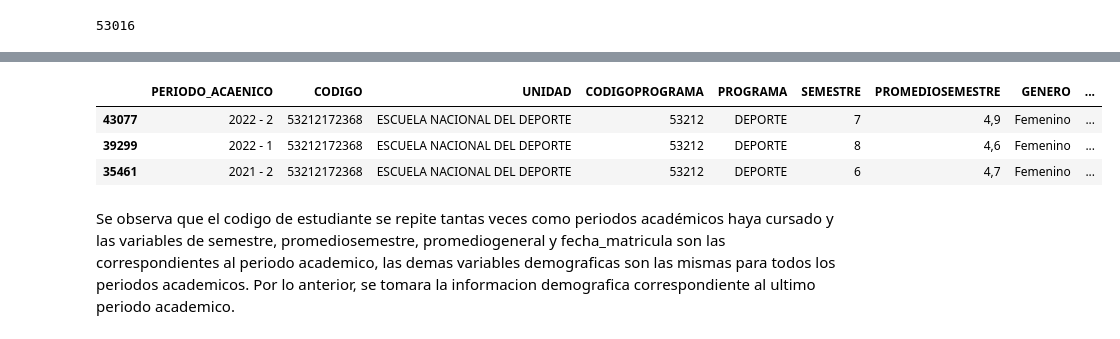
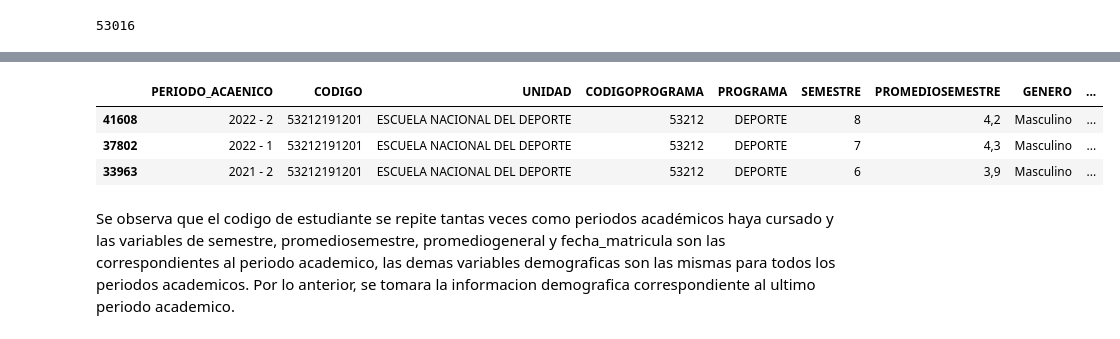
Before and after one commit to amrios80/Endeporte, a Jupyter notebook: endeporte_proyecto_final.ipynb, the cells around one changed output, grey strips where cells are left out. Cells and saved outputs as stored; diff of their text form; code cells hidden in the pictures.

```diff
--- a/endeporte_proyecto_final.ipynb
+++ b/endeporte_proyecto_final.ipynb
@@ -67,10 +75,10 @@ demograficos_df.loc[demograficos_df.duplicated(subset=["CODIGO"], keep=False)].s
 # %%
-demograficos_df[demograficos_df["CODIGO"]=="53212172368"].sort_values(by="PERIODO_ACAENICO",ascending=False).head(3)
+demograficos_df[demograficos_df["CODIGO"]=="53212191201"].sort_values(by="PERIODO_ACAENICO",ascending=False).head(3)
 # %% [output]
 |  | PERIODO_ACAENICO | CODIGO | UNIDAD | CODIGOPROGRAMA | PROGRAMA | SEMESTRE | PROMEDIOSEMESTRE | GENERO | ... |
-| 43077 | 2022 - 2 | 53212172368 | ESCUELA NACIONAL DEL DEPORTE | 53212 | DEPORTE | 7 | 4,9 | Femenino | ... |
-| 39299 | 2022 - 1 | 53212172368 | ESCUELA NACIONAL DEL DEPORTE | 53212 | DEPORTE | 8 | 4,6 | Femenino | ... |
-| 35461 | 2021 - 2 | 53212172368 | ESCUELA NACIONAL DEL DEPORTE | 53212 | DEPORTE | 6 | 4,7 | Femenino | ... |
+| 41608 | 2022 - 2 | 53212191201 | ESCUELA NACIONAL DEL DEPORTE | 53212 | DEPORTE | 8 | 4,2 | Masculino | ... |
+| 37802 | 2022 - 1 | 53212191201 | ESCUELA NACIONAL DEL DEPORTE | 53212 | DEPORTE | 7 | 4,3 | Masculino | ... |
+| 33963 | 2021 - 2 | 53212191201 | ESCUELA NACIONAL DEL DEPORTE | 53212 | DEPORTE | 6 | 3,9 | Masculino | ... |
 # %% [markdown]
 Se observa que el codigo de estudiante se repite tantas veces como periodos académicos haya cursado y las variables de semestre, promediosemestre, promediogeneral y fecha_matricula son las correspondientes al periodo academico, las demas variables demograficas son las mismas para todos los periodos academicos. Por lo anterior, se tomara la informacion demografica correspondiente al ultimo periodo academico.
 # %%
```
Also changed, not shown: parts of 10 cells of this notebook.
